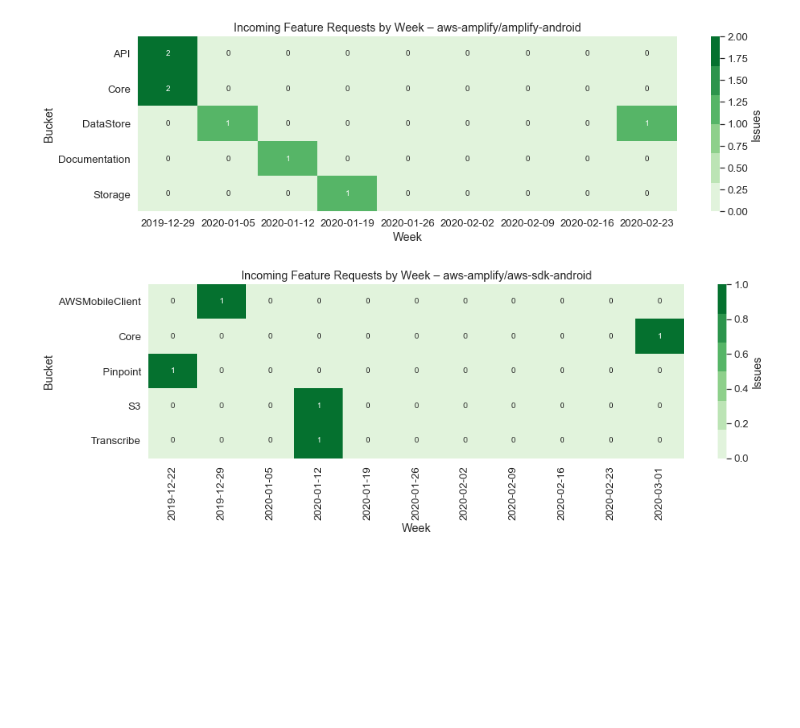
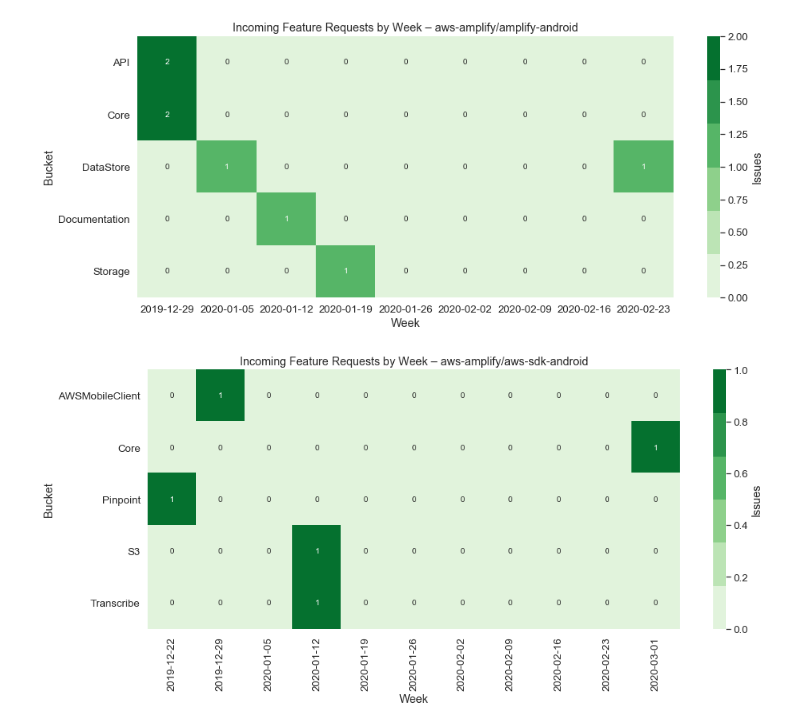
Before and after one commit to jpignata/notebooks, a Jupyter notebook: GitHub Issue Stats by Incoming.ipynb, the cells around one changed output. Saved outputs shown, nothing was run; the diff lists cells and outputs as text; code cells hidden in the pictures; blank space fills up the shorter version.

```diff
--- a/GitHub Issue Stats by Incoming.ipynb
+++ b/GitHub Issue Stats by Incoming.ipynb
@@ -55,10 +55,12 @@ from datetime import datetime, timedelta
 import matplotlib.pyplot as plt
 import seaborn as sns
 
+sns.set(font_scale=1.2)
+
 %matplotlib inline
 
 for repo_name, df in repos.items():
-    plt.subplots(figsize=(15, 4))
+    plt.subplots(figsize=(15, 6))
 
     df = df.loc[df.created_at > datetime.now() - timedelta(weeks=12)]
     df = df.pivot(index='created_at', columns='bucket', values='created_at')
@@ -86,7 +88,7 @@ sns.set(font_scale=1.2)
 %matplotlib inline
 
 for repo_name, df in repos.items():
-    plt.subplots(figsize=(15, 4))
+    plt.subplots(figsize=(15, 6))
 
     df = df.loc[df.created_at > datetime.now() - timedelta(weeks=12)]
     df = df.loc[np.array(list(map(len, df.labels.values))) > 0]
@@ -112,37 +114,36 @@ for repo_name, df in repos.items():
 # Incoming Feature Requests by Week
 
 from datetime import datetime, timedelta
 import matplotlib.pyplot as plt
 import seaborn as sns
 import numpy as np
 
 sns.set(font_scale=1.2)
 
 %matplotlib inline
 
 for repo_name, df in repos.items():
-    plt.subplots(figsize=(15, 4))
+    plt.subplots(figsize=(15, 6))
 
     df = df.loc[df.created_at > datetime.now() - timedelta(weeks=12)]
     df = df.loc[np.array(list(map(len, df.labels.values))) > 0]
     df = df.labels.apply(pd.Series).merge(df, left_index = True, right_index = True)
     df = df.drop(["labels"], axis = 1)
     df = df.melt(id_vars = ['id', 'bucket', 'created_at', 'closed_at'], value_name = 'label')
     df = df.dropna(subset=['label'])
     df = df.loc[df.label.apply(lambda l: l not in issue_buckets.keys())]
     df = df.loc[df.bucket == 'Feature Request']
     df = df.pivot(index='created_at', columns='label', values='created_at')
     df = df.resample('W', label='left').count().transpose()
-
     dates = df.columns.strftime('%Y-%m-%d').sort_values().unique()
     ax = sns.heatmap(df, xticklabels=dates, cmap=sns.color_palette("Greens"), fmt='d', annot=True,
                      cbar_kws={'label': 'Issues'})
     ax.set(xlabel='Week', ylabel='Bucket', title=f'Incoming Feature Requests by Week – {repo_name}')
 
     plt.show()
 # %% [output]
-[figure, old version]
+[figure, new version]
-[figure, old version]
+[figure, new version]
 # %%
 # Issues Opened and Closed by Week
 
```
Also changed, not shown: parts of 4 cells of this notebook.
